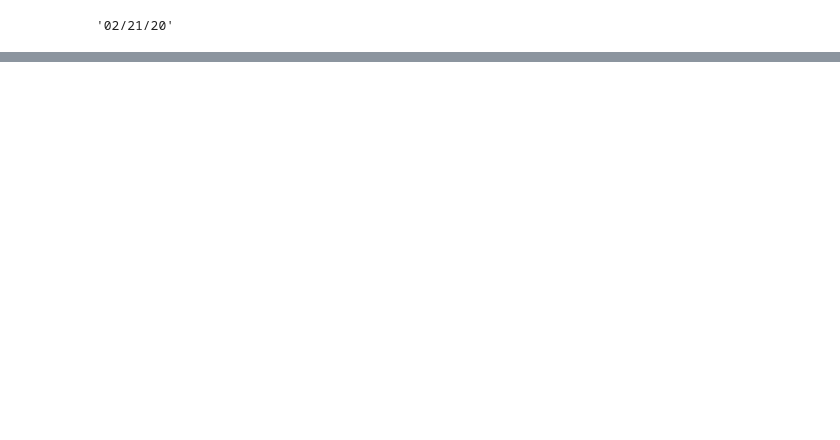
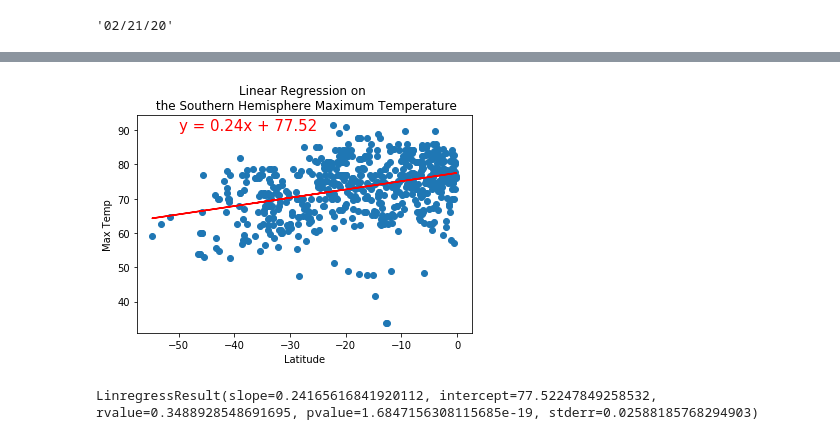
Before and after one commit to estherhk/World_Weather_Analysis, a Jupyter notebook: WeatherPy.ipynb, the cells around one changed output, grey strips where cells are left out. Saved outputs shown, nothing was run; the diff lists cells and outputs as text; code cells hidden in the pictures; blank space fills up the shorter version.

```diff
--- a/WeatherPy.ipynb
+++ b/WeatherPy.ipynb
@@ -384,0 +360,13 @@ LinregressResult(slope=-0.12397842917111428, intercept=4.974087602388428, rvalue
+# %%
+# Linear regression on the Southern Hemisphere for Max Temp
+x_values = southern_hemi_df["Lat"]
+y_values = southern_hemi_df["Max Temp"]
+# Call the function.
+plot_linear_regression(x_values, y_values, "Linear Regression on \n the Southern Hemisphere Maximum Temperature",
+                       "Max Temp",(-50,90))
+# %% [output]
+[figure, added]
+# %%
+linregress(x_values, y_values)
+# %% [output]
+LinregressResult(slope=0.24165616841920112, intercept=77.52247849258532, rvalue=0.3488928548691695, pvalue=1.6847156308115685e-19, stderr=0.02588185768294903)
```
Also changed, not shown: parts of 32 cells of this notebook, 6 other files.
